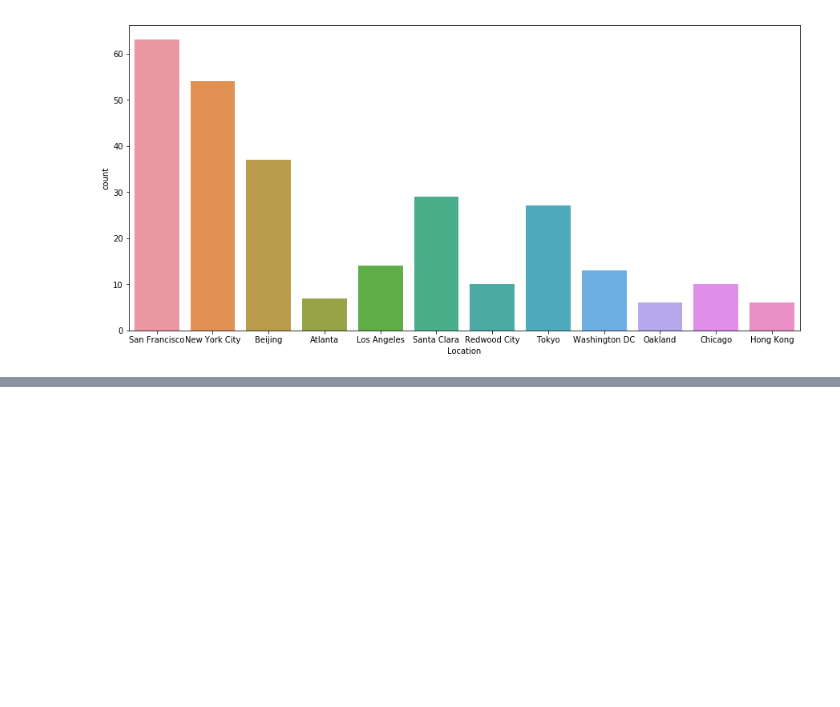
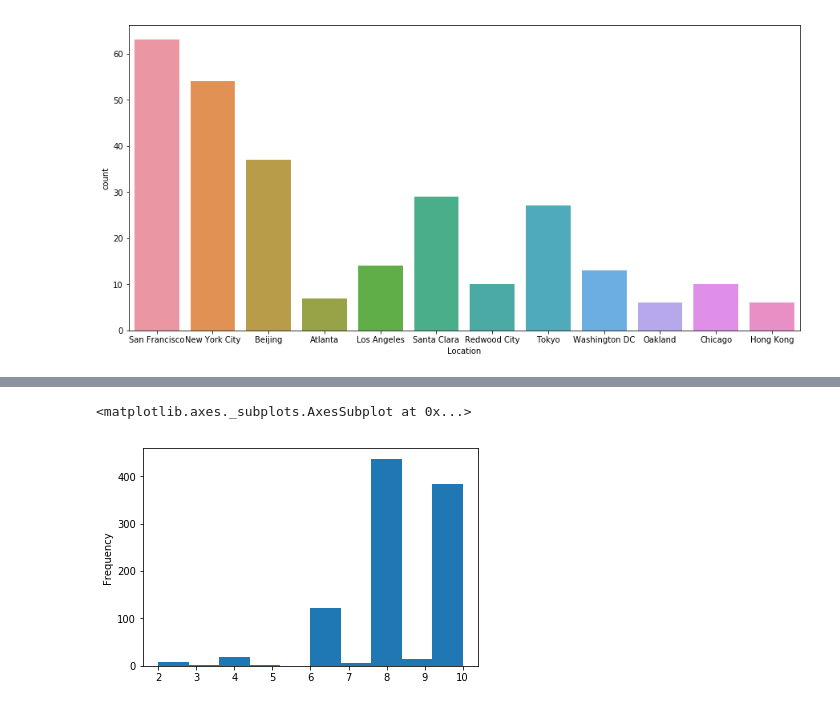
Before and after one commit to mikinomura/DS-1.1-Data-Analysis, a Jupyter notebook: MyWorks/Summer-Academy-NPS-Project.ipynb, the cells around one changed output, grey strips where cells are left out. Saved outputs shown, nothing was run; the diff lists cells and outputs as text; code cells hidden in the pictures; blank space fills up the shorter version.

```diff
--- a/MyWorks/Summer-Academy-NPS-Project.ipynb
+++ b/MyWorks/Summer-Academy-NPS-Project.ipynb
@@ -270,0 +258,12 @@ sb.countplot(x="Location", data=df_2017[df_2017["Week"] == "Week 1"], ax=ax)
+# %%
+# Clean up week 8 data
+all_8 = all_8.rename(columns={'location':'Location'})
+all_8 = all_8.rename(columns={'Submit Date (UTC)':'Timestamp'})
+all_8 = all_8.rename(columns={'How likely is it that you would recommend the Make School Summer Academy to a friend?': 'Rating (Num)'})
+all_8['track'] = all_8["track"].apply(lambda x: "Apps" if x =="summerApps" else x)
+all_8['track'] = all_8["track"].apply(lambda x: "Intro" if x =="summerIntro" else x)
+all_8['track'] = all_8["track"].apply(lambda x: "Apps" if x =="summerApps (4-week)" else x)
+all_8['track'] = all_8["track"].apply(lambda x: "Games" if x =="summerGames" else x)
+all_8['track'] = all_8["track"].apply(lambda x: "VR" if x =="summerVR" else x)
+all_8['track'] = all_8["track"].apply(lambda x: "Games" if x =="summerGames (4-week)" else x)
+all_8.head()
@@ -270,0 +277,14 @@ sb.countplot(x="Location", data=df_2017[df_2017["Week"] == "Week 1"], ax=ax)
+# %%
+# 2016
+frames = [
+          sv_7, sf_7, ny_7, tp_7, la_7,
+          tk_6, tp_6, sg_6, sf_6, sv_6, ny_6, la_6, hk_6,
+          sv_5, sg_5, sf_5, ny_5, la_5, hk_5, sv_4, sf_4, ny_4, la_4,
+          sv_3, sg_3, sf_3, ny_3, la_3,
+          sv_2, sg_2, sf_2, ny_2,
+          la_1, sv_1, sg_1, sf_1, ny_1, la_1, sg_1]
+df_2016 = pd.concat(frames, sort=False)
+df_2016 = df_2016.rename(columns={'What track are you in?':'track', 'How well is the schedule paced?':'Schedule Pacing', 'How would you rate your overall satisfaction with the Summer Academy this week?': 'Rating (Num)'})
+df_2016 = df_2016[df_2016["Rating (Num)"] != "#REF!"]
+df_2016["Rating (Num)"] = pd.to_numeric(df_2016["Rating (Num)"])
+df_2016["Schedule Pacing"] = pd.to_numeric(df_2016["Schedule Pacing"])
@@ -270,0 +303,4 @@ sb.countplot(x="Location", data=df_2017[df_2017["Week"] == "Week 1"], ax=ax)
+# %%
+df_2016["Rating (Num)"] = df_2016["Rating (Num)"].apply(lambda x: x * 2)
+df_2016 = pd.concat([df_2016,all_8], sort=False)
+df_2016.describe()
@@ -270,0 +317,6 @@ sb.countplot(x="Location", data=df_2017[df_2017["Week"] == "Week 1"], ax=ax)
+# %%
+df_2016_weeks = df_2016.groupby("Week")
+df_2016["Rating (Num)"].plot.hist()
+# %% [output]
+<matplotlib.axes._subplots.AxesSubplot at 0x...>
+[figure, added]
```
Also changed, not shown: parts of 26 cells of this notebook.
